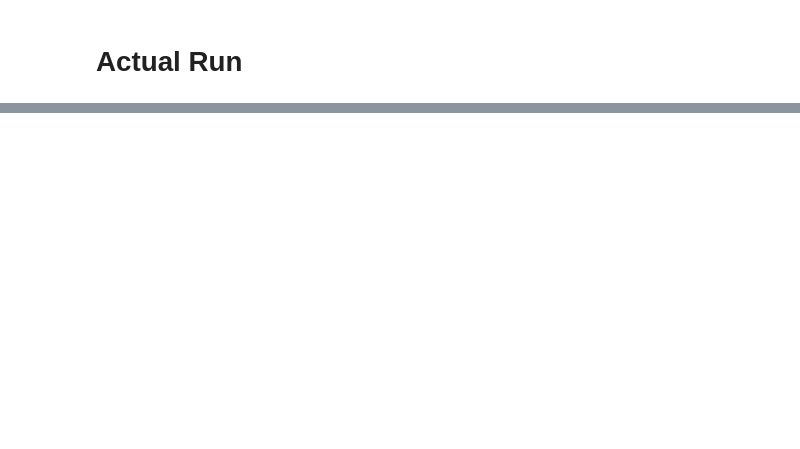
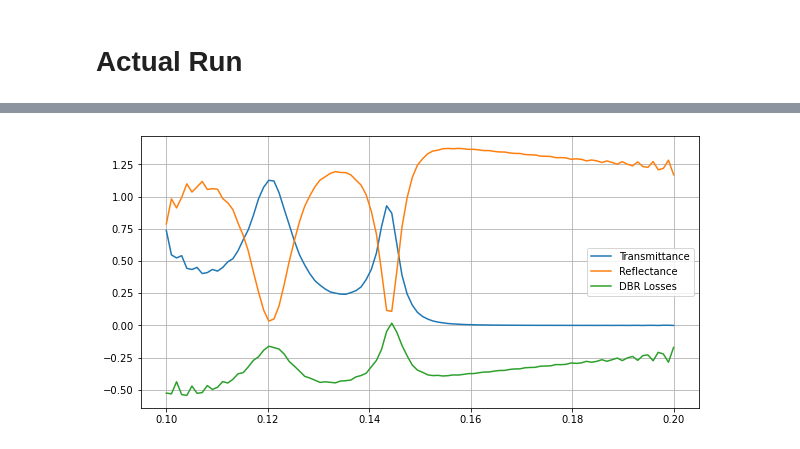
Before and after one commit to leonardocattarin/LabAdvPhotonicsMeep, a Jupyter notebook: Bragg_Reflector/Bragg_Reflector.ipynb, the cells around one changed output, grey strips where cells are left out. Drawn from its saved outputs; the diff is of its cells as text; code cells hidden in the pictures; blank space fills up the shorter version.

```diff
--- a/Bragg_Reflector/Bragg_Reflector.ipynb
+++ b/Bragg_Reflector/Bragg_Reflector.ipynb
@@ -340,0 +349,17 @@ plt.grid()
+# %%
+# Transmittance and reflectance
+
+wvlength = 1/flux_freqs
+
+T = bragg_tran_flux/norm_tran_flux
+R = bragg_refl_flux/norm_tran_flux
+Losses = 1-T-R
+
+plt.plot(flux_freqs, T, label="Transmittance")
+plt.plot(flux_freqs, R, label="Reflectance")
+plt.plot(flux_freqs, Losses, label="DBR Losses")
+
+plt.legend()
+plt.grid()
+# %% [output]
+[figure, added]
```
Also changed, not shown: parts of 7 cells of this notebook, 2 other files.
